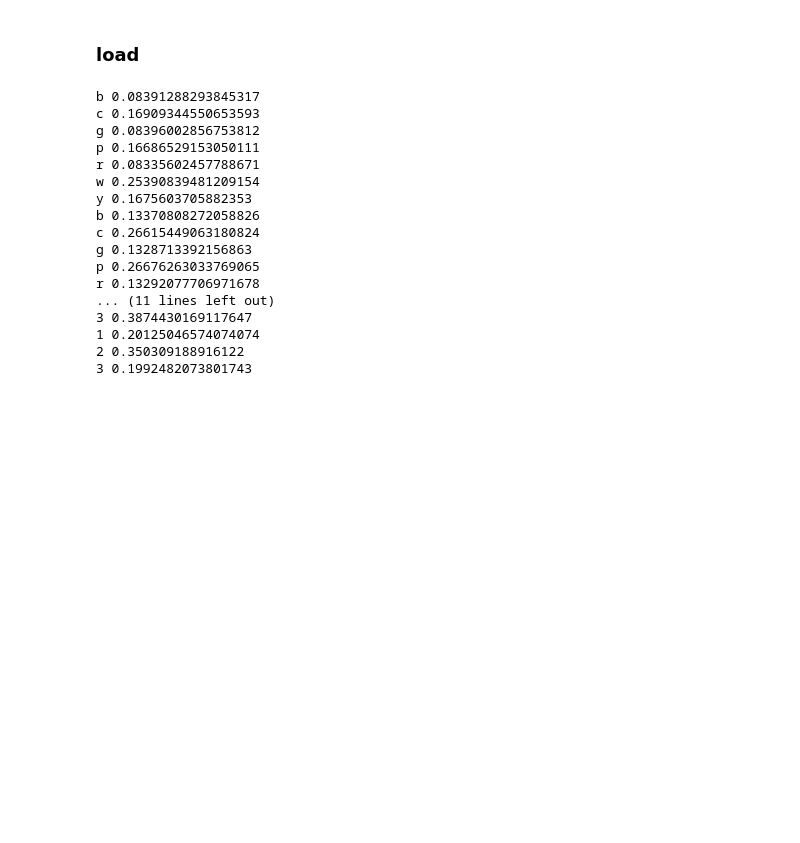
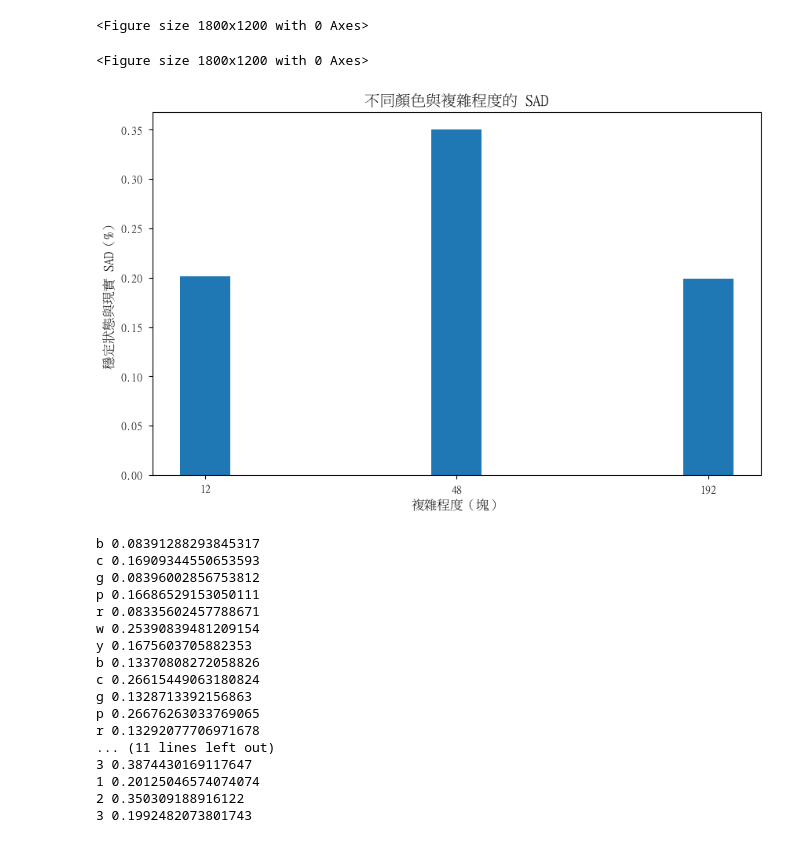
Before and after one commit to happpycorn/2024_ScienceFair_Mirror, a Jupyter notebook: Script/DataRead/_Color_Read.ipynb, the cells around one changed output. Saved outputs shown, nothing was run; the diff lists cells and outputs as text; code cells hidden in the pictures; blank space fills up the shorter version.

```diff
--- a/Script/DataRead/_Color_Read.ipynb
+++ b/Script/DataRead/_Color_Read.ipynb
@@ -7,11 +6,60 @@ import pandas as pd
-# %% [markdown]
-### load
 # %%
 FOLDER = r'C:\Users\happp\Documents\2024_ScienceFair_Mirror'
 
 exp_types = ['21', '22', '23', '3', '6']
 # %%
-datas = [np.load(os.path.join(FOLDER, f"PreprocessData\\data_c{f}.npy"), allow_pickle=True).item() for f in exp_types]
+datas = [np.load(os.path.join(FOLDER, f"PreprocessData\\Color\\data_c{f}.npy"), allow_pickle=True).item() for f in exp_types]
+# %%
+# 設定風格
+plt.style.use('seaborn-v0_8-paper')  # 或 'ggplot', 'seaborn-ticks', 'classic'
+
+plt.rc('font', family='MingLiU', size=12)  # 字體及大小
+plt.rc('axes', titlesize=14)                      # 圖表標題字體大小
+plt.rc('axes', labelsize=12)                      # 軸標籤字體大小
+plt.rc('xtick', labelsize=10)                     # X 軸刻度字體大小
+plt.rc('ytick', labelsize=10)                     # Y 軸刻度字體大小
+
+# 設定圖尺寸 (單位為英寸) 和 DPI
+plt.figure(figsize=(6, 4), dpi=300)
+# %% [output]
+<Figure size 1800x1200 with 0 Axes>
+<Figure size 1800x1200 with 0 Axes>
+# %%
+out = []
+# for data in datas[3]:
+for key, var in datas[4].items():
+    mean_value = np.mean(var)
+    out.append([key, mean_value])
+
+# 將結果整理成便於繪圖的結構
+results = {}
+for key, mean in out:
+    if key not in results:
+        results[key] = []
+    results[key].append(mean)
+# %%
+categories = list(results.keys())
+categories = ["12", "48", "192"]
+values = np.array(list(results.values()))
+x = np.arange(len(categories))
+
+# 繪製柱狀圖
+plt.figure(figsize=(10, 6))
+for i, group in enumerate(values.T):
+    plt.bar(x, group, width=0.2, label=f'{12 * 4 ** i}')
+
+plt.xticks(x, categories)
+plt.title('不同顏色與複雜程度的 SAD')
+plt.xlabel('複雜程度（塊）')
+plt.ylabel('穩定狀態與現實 SAD（%）')
+# plt.legend()
+plt.savefig(
+    os.path.join(FOLDER, "output.png"),
+    dpi=300, bbox_inches='tight'
+)  # 儲存為 PNG 格式
+plt.show()
+# %% [output]
+[figure, added]
 # %%
 out = []
 
```
Also changed, not shown: parts of 2 cells of this notebook, 30 other files.
